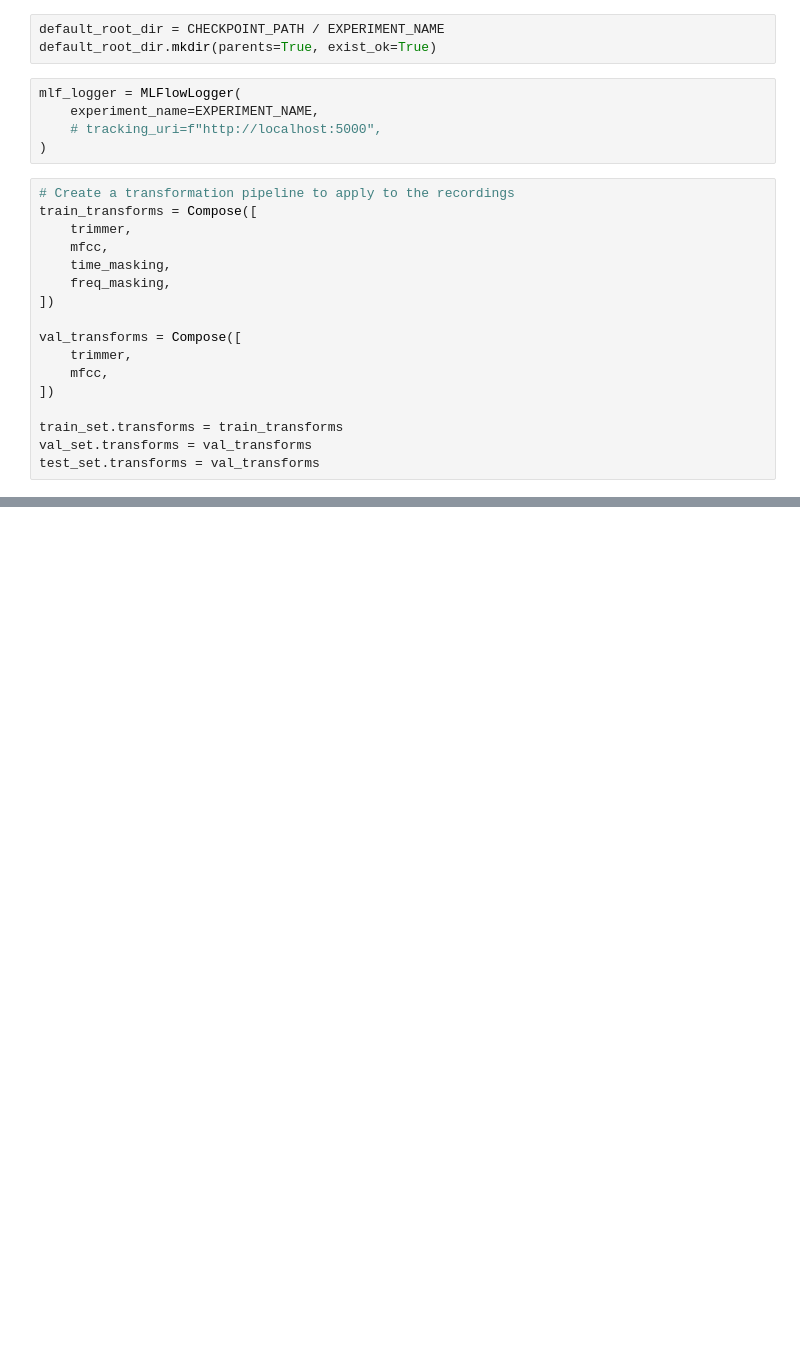
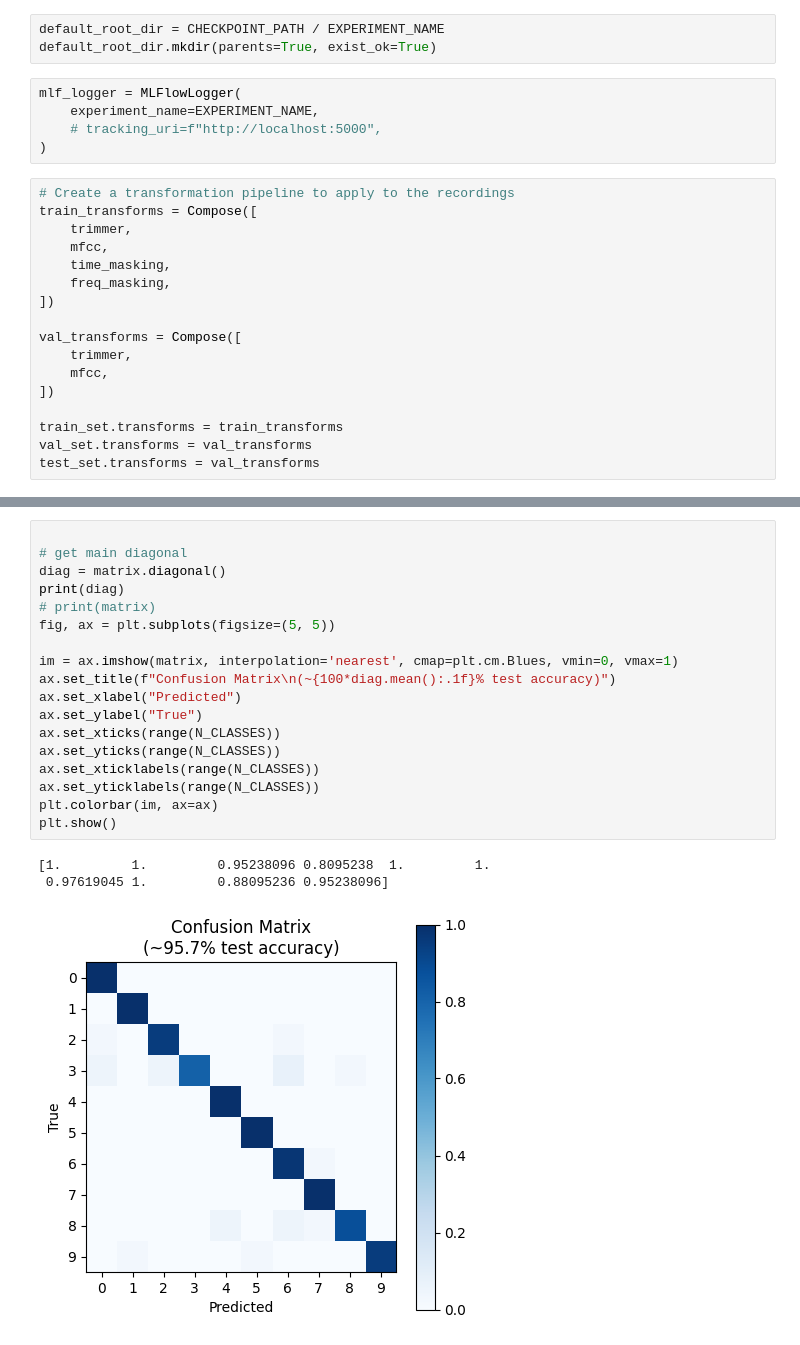
Before and after one commit to chanokin/audio_digit_classifier, a Jupyter notebook: notebooks/training_base.ipynb, the cells around one changed output, grey strips where cells are left out. Drawn from its saved outputs; the diff is of its cells as text; blank space fills up the shorter version.

```diff
--- a/notebooks/training_base.ipynb
+++ b/notebooks/training_base.ipynb
@@ -198,0 +260,22 @@ Batch y shape: torch.Size([4])
+# %%
+
+# get main diagonal
+diag = matrix.diagonal()
+print(diag)
+# print(matrix)
+fig, ax = plt.subplots(figsize=(5, 5))
+
+im = ax.imshow(matrix, interpolation='nearest', cmap=plt.cm.Blues, vmin=0, vmax=1)
+ax.set_title(f"Confusion Matrix\n(~{100*diag.mean():.1f}% test accuracy)")
+ax.set_xlabel("Predicted")
+ax.set_ylabel("True")
+ax.set_xticks(range(N_CLASSES))
+ax.set_yticks(range(N_CLASSES))
+ax.set_xticklabels(range(N_CLASSES))
+ax.set_yticklabels(range(N_CLASSES))
+plt.colorbar(im, ax=ax)
+plt.show()
+# %% [output]
+[1.         1.         0.95238096 0.8095238  1.         1.
+ 0.97619045 1.         0.88095236 0.95238096]
+[figure, added]
```
Also changed, not shown: parts of 9 cells of this notebook, 7 other files.
